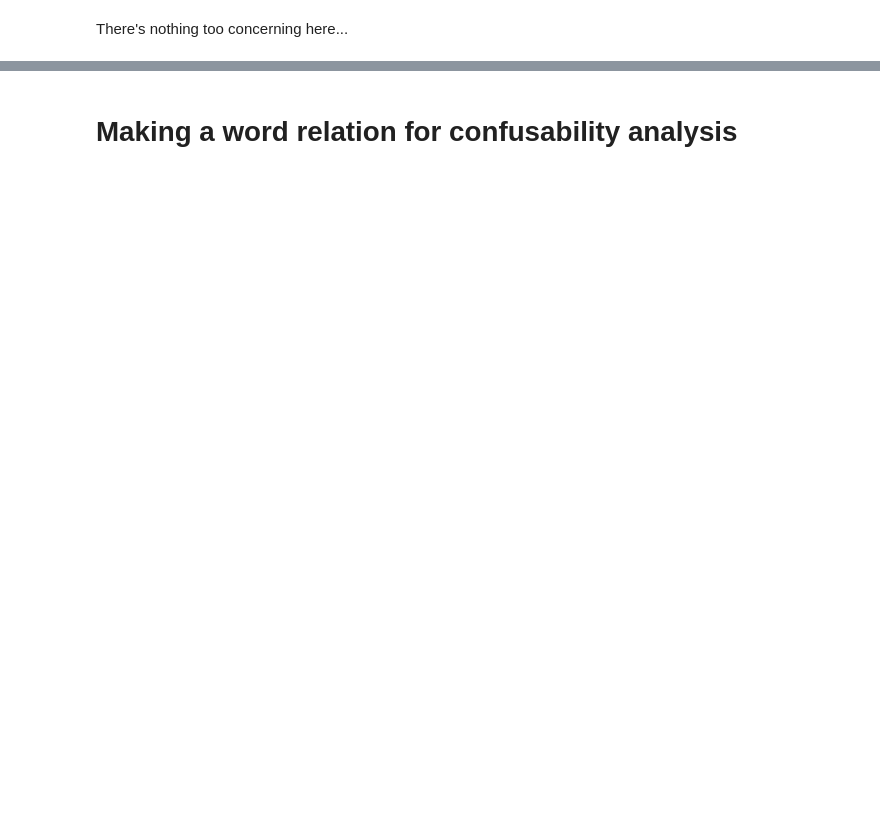
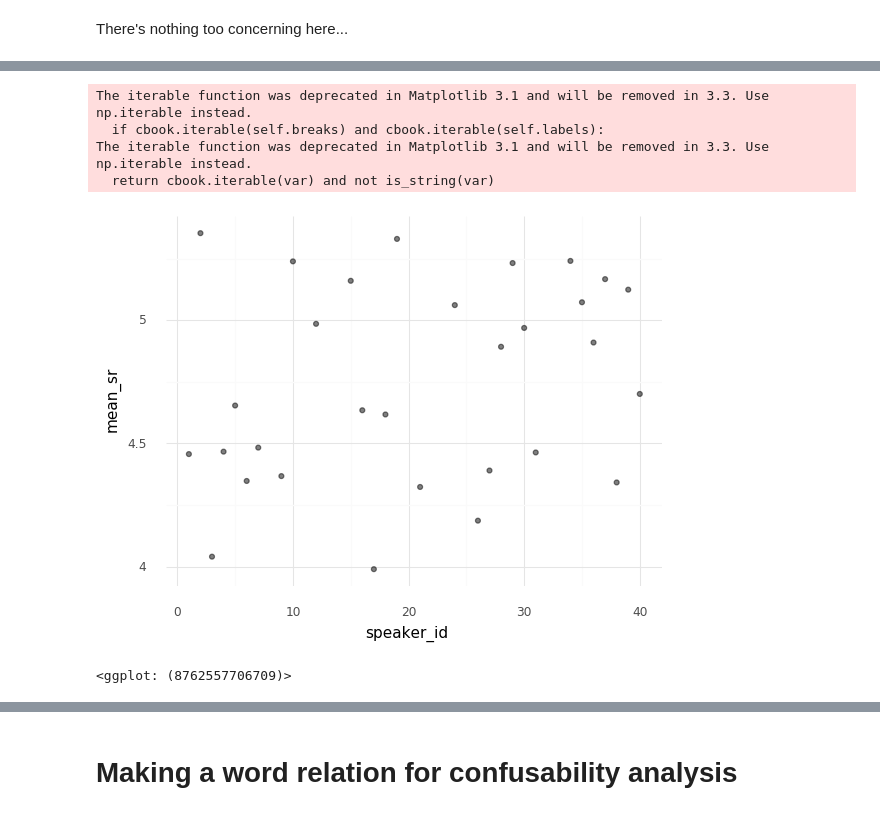
Before and after one commit to emeinhardt/buckeye-lm, a Jupyter notebook: Preprocessing Buckeye corpus transcriptions for ease of processing and use with kenlm.ipynb, the cells around one changed output, grey strips where cells are left out. Saved outputs shown, nothing was run; the diff lists cells and outputs as text; code cells hidden in the pictures; blank space fills up the shorter version.

```diff
--- a/Preprocessing Buckeye corpus transcriptions for ease of processing and use with kenlm.ipynb
+++ b/Preprocessing Buckeye corpus transcriptions for ease of processing and use with kenlm.ipynb
@@ -987,0 +1059,3 @@ There's nothing too concerning here...
+# %%
+speaker_names = tuple(sorted(set(map(lambda bur: bur['speaker_name'], buckeye_utterance_relation))))
+print(speaker_names)
@@ -987,0 +1064,12 @@ There's nothing too concerning here...
+# %%
+def get_speaker_utterances(speaker_name):
+    return tuple([bur for bur in buckeye_utterance_relation if bur['speaker_name'] == speaker_name])
+
+def get_speech_rates(speaker_name):
+    my_utts = get_speaker_utterances(speaker_name)
+    return {u['speech_rate'] for u in my_utts}
+
+bur_s01 = get_speaker_utterances('s01')
+len(bur_s01)
+bur_s01[0]
+tuple(get_speech_rates('s01'))[:10]
@@ -987,0 +1099,12 @@ There's nothing too concerning here...
+# %%
+speech_rate_dl = [{'speaker_name':sn,
+                    'speaker_id':int(sn[1:]),
+                    'speaker_age':bur['speaker_age'],
+                    'speaker_sex':bur['speaker_sex'],
+                    'speaker_interviewer':bur['speaker_interviewer'],
+                    'speech_rate':bur['speech_rate'],
+                    'has_missing_syllables':bur['has_missing_syllables']}
+                   for sn in speaker_names for bur in get_speaker_utterances(sn)]
+speech_rate_df = pd.DataFrame(speech_rate_dl)
+speech_rate_df.info()
+speech_rate_df.head()
@@ -987,0 +1146,12 @@ There's nothing too concerning here...
+# %%
+speech_rate_df_groupped = speech_rate_df.groupby(['speaker_name', 'speaker_id'])
+# speech_rate_df_groupped.head()
+speech_rate_df_groupped_agged = speech_rate_df_groupped.agg(mean_sr=pd.NamedAgg(column='speech_rate', aggfunc='mean'),
+                                                            var_sr=pd.NamedAgg(column='speech_rate', aggfunc='var'),
+                                                            std_sr=pd.NamedAgg(column='speech_rate', aggfunc='std'))
+# speech_rate_df_groupped_agged.head()
+speech_rate_df_groupped_agged = speech_rate_df_groupped_agged.reset_index()
+speech_rate_df_groupped_agged['2𝛔'] = 2 * speech_rate_df_groupped_agged['std_sr']
+speech_rate_df_groupped_agged['2.5𝛔'] = 2.5 * speech_rate_df_groupped_agged['std_sr']
+speech_rate_df_groupped_agged['3𝛔'] = 3 * speech_rate_df_groupped_agged['std_sr']
+speech_rate_df_groupped_agged.head()
@@ -987,0 +1165,9 @@ There's nothing too concerning here...
+# %%
+ggplot(speech_rate_df_groupped_agged, aes(x='speaker_id', y='mean_sr')) + geom_point(alpha=0.5) + theme_minimal()
+# %% [output]
+The iterable function was deprecated in Matplotlib 3.1 and will be removed in 3.3. Use np.iterable instead.
+  if cbook.iterable(self.breaks) and cbook.iterable(self.labels):
+The iterable function was deprecated in Matplotlib 3.1 and will be removed in 3.3. Use np.iterable instead.
+  return cbook.iterable(var) and not is_string(var)
+[figure, added]
+<ggplot: (8762557706709)>
```
Also changed, not shown: parts of 81 cells of this notebook.
